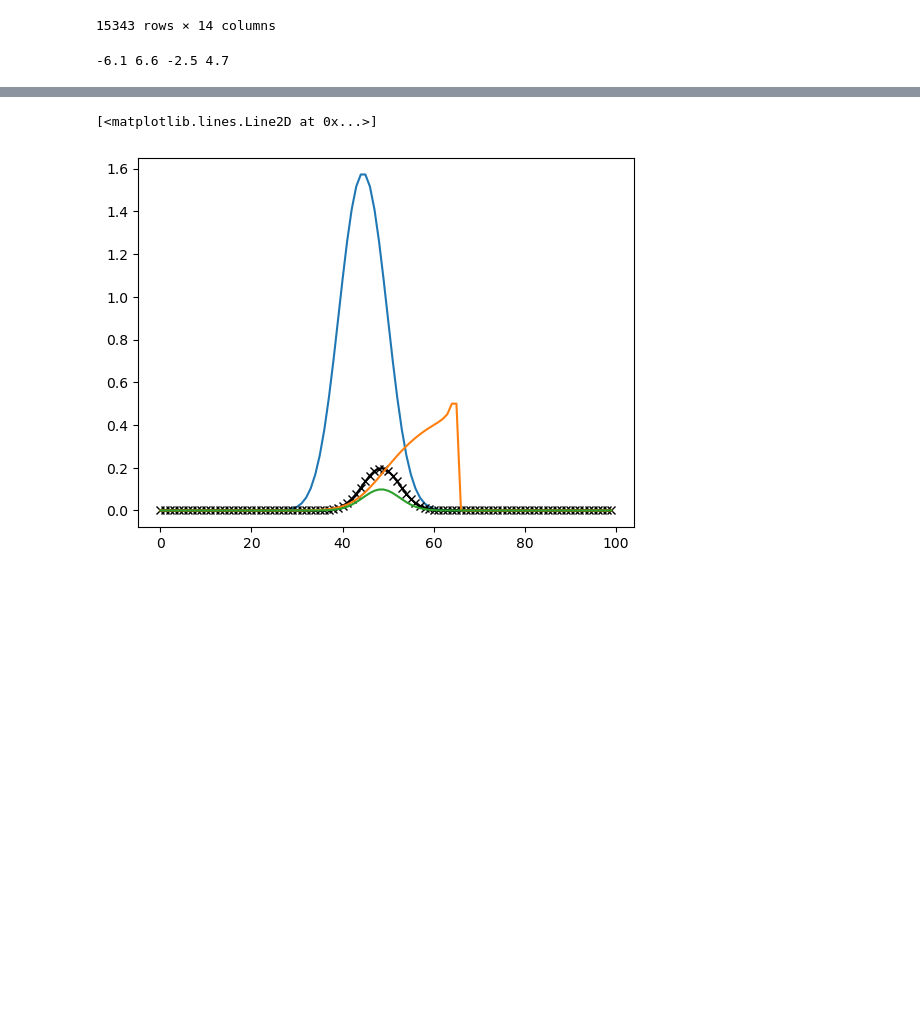
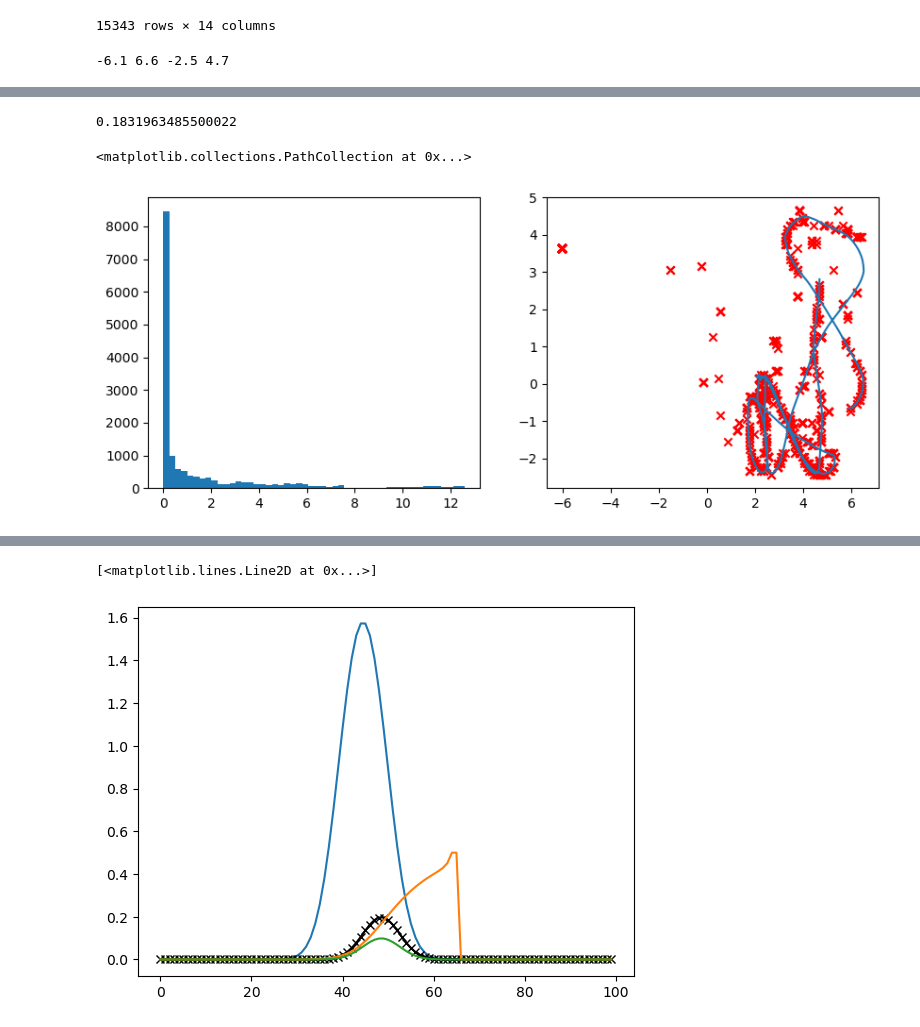
Before and after one commit to yyhhoi/HippoSLAM, a Jupyter notebook: controllers/hipposlam/bayesian_decoder.ipynb, the cells around one changed output, grey strips where cells are left out. Drawn from its saved outputs; the diff is of its cells as text; code cells hidden in the pictures; blank space fills up the shorter version.

```diff
--- a/controllers/hipposlam/bayesian_decoder.ipynb
+++ b/controllers/hipposlam/bayesian_decoder.ipynb
@@ -157,0 +169,40 @@ for i in tqdm(range(num_fnodes)):
+# %%
+
+xML = np.zeros(trajdf.shape[0])
+yML = np.zeros(trajdf.shape[0])
+for i in tqdm(range(trajdf.shape[0])):
+
+    Xeach = trajdf['X'][i]
+
+    act_rid = np.where(Xeach.sum(axis=1) > 0)[0]
+    act_vec = np.zeros(num_fnodes)
+    act_vec[act_rid] = 1
+
+    logL = np.zeros((BD.xedm.shape[0], BD.yedm.shape[0]))
+    for j in range(num_fnodes):
+        ratemap = all_ratemaps[j]
+        k = act_vec[j]
+        ratemap_epsilon = ratemap + 1e-6
+        out = k * np.log(ratemap_epsilon) - ratemap_epsilon - factorial(k)
+        logL += out
+
+    maxid1D_logL = np.argmax(logL)
+    maxid2D_logL = np.unravel_index(maxid1D_logL, logL.shape)
+    xML[i] = BD.xedm[maxid2D_logL[0]]
+    yML[i] = BD.yedm[maxid2D_logL[1]]
+# %%
+fig, ax = plt.subplots(1, 2, figsize=(10, 4))
+xgt = trajdf['x'].to_numpy()
+ygt = trajdf['y'].to_numpy()
+
+mse = np.sqrt((xML - xgt)**2 + (yML - ygt)**2)
+print(np.median(mse))
+ax[0].hist(mse, bins=50)
+
+breakind=1000
+ax[1].plot(xgt[:breakind], ygt[:breakind])
+ax[1].scatter(xML[:breakind], yML[:breakind], color='r', marker='x')
+# %% [output]
+0.1831963485500022
+<matplotlib.collections.PathCollection at 0x...>
+[figure, added]
```
Also changed, not shown: parts of 6 cells of this notebook.
